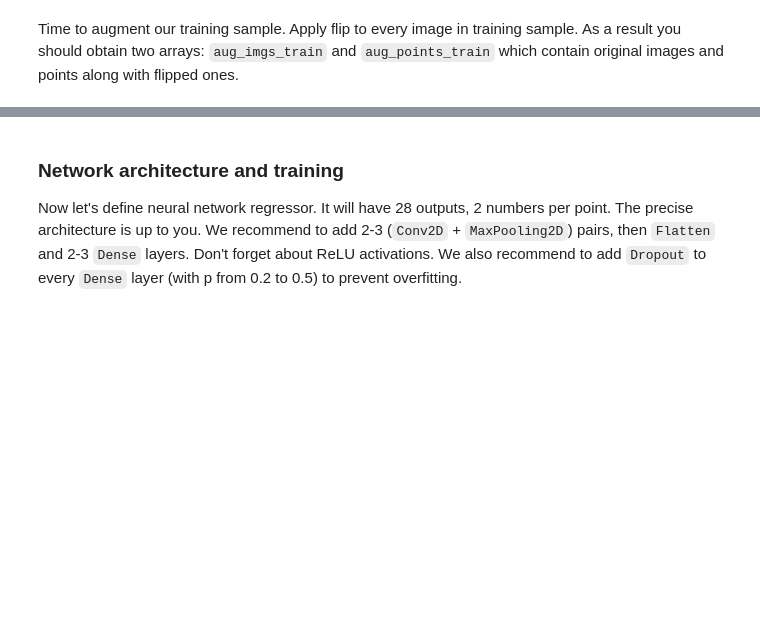
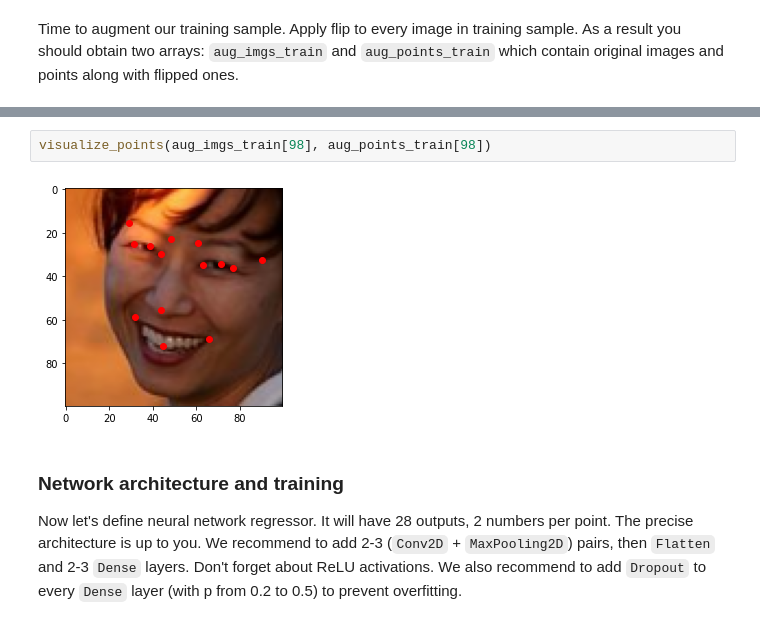
Before and after one commit to pjh5672/Machine_Learning, a Jupyter notebook: Advanced_Machine_Learning (HSE University)/Deep_Learning_in_Computer_Vision/week02_Facial_keypoints/Facial keypoints.ipynb, the cells around one changed output, grey strips where cells are left out. Drawn from its saved outputs; the diff is of its cells as text; blank space fills up the shorter version.

```diff
--- a/Advanced_Machine_Learning (HSE University)/Deep_Learning_in_Computer_Vision/week02_Facial_keypoints/Facial keypoints.ipynb
+++ b/Advanced_Machine_Learning (HSE University)/Deep_Learning_in_Computer_Vision/week02_Facial_keypoints/Facial keypoints.ipynb
@@ -150,3 +143,7 @@ aug_points_train.shape
+# %%
+visualize_points(aug_imgs_train[98], aug_points_train[98])
+# %% [output]
+[figure, added]
 # %% [markdown]
 ### Network architecture and training
 
```
Also changed, not shown: parts of 12 cells of this notebook, 6 other files.
